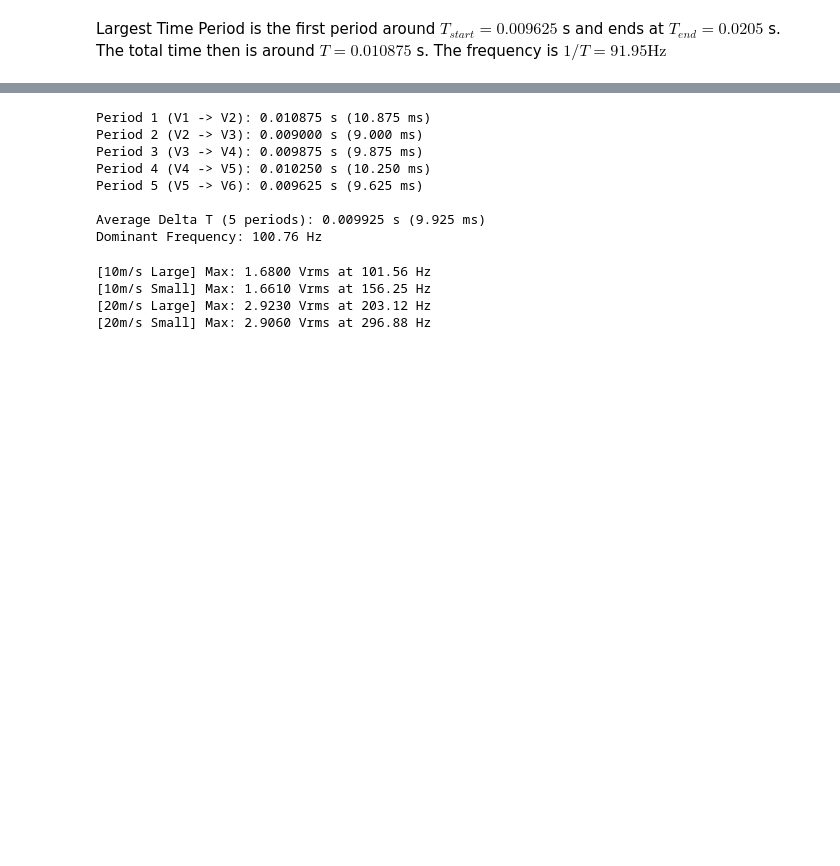
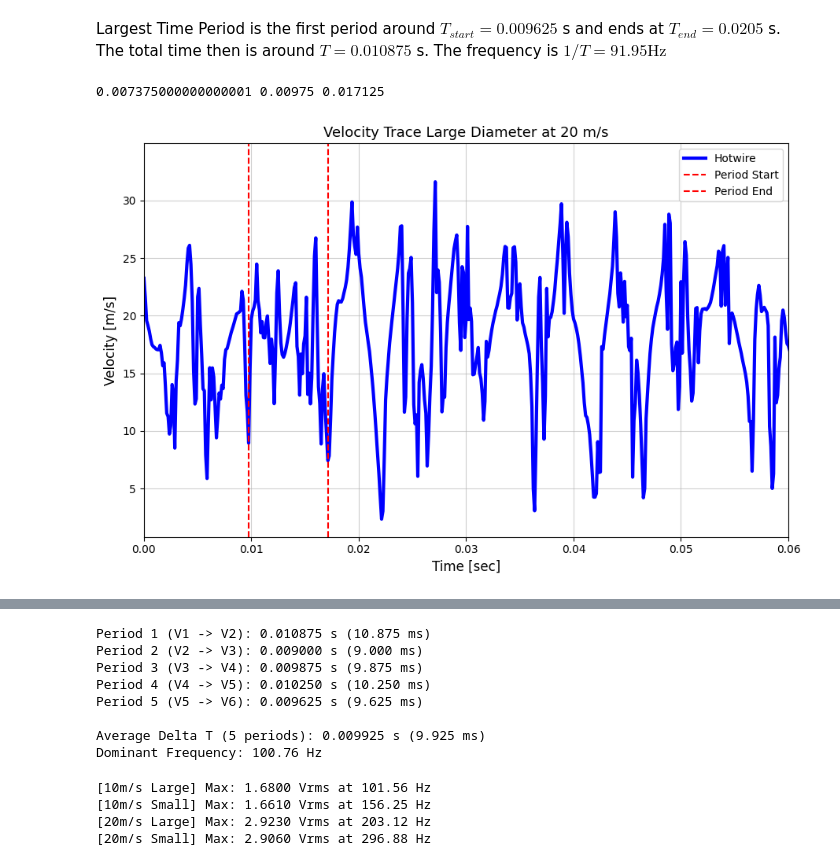
Before and after one commit to MaheenKumar/AE460, a Jupyter notebook: AE460HW4_Kumar.ipynb, the cells around one changed output, grey strips where cells are left out. Cells and saved outputs as stored; diff of their text form; code cells hidden in the pictures; blank space fills up the shorter version.

```diff
--- a/AE460HW4_Kumar.ipynb
+++ b/AE460HW4_Kumar.ipynb
@@ -123,2 +123,50 @@ plt.show()
 # %% [markdown]
 Largest Time Period is the first period around $T_{start}=0.009625$ s and ends at $T_{end}=0.0205$ s. The total time then is around $T=0.010875$ s. The frequency is $1/T=91.95 \text{Hz}$
+# %%
+import numpy as np
+import matplotlib.pyplot as plt
+import pandas as pd
+
+
+df = pd.read_csv("VelocityTrace20ms_largediameter.csv", skiprows=18)
+time = df["Time [sec]"]
+VelHW = df[" Velocity from Hotwire [m/s]"]
+
+mask = (df["Time [sec]"] >= 0.008) & (df["Time [sec]"] <= 0.011)
+window = df[mask]
+
+min_idx = window[" Velocity from Hotwire [m/s]"].idxmin()
+
+t_min = df.loc[min_idx, "Time [sec]"]
+vel_min = df.loc[min_idx, " Velocity from Hotwire [m/s]"]
+
+mask2 = (df["Time [sec]"] >= 0.015) & (df["Time [sec]"] <= 0.018)
+window2 = df[mask2]
+
+min_idx2 = window2[" Velocity from Hotwire [m/s]"].idxmin()
+
+t_min2 = df.loc[min_idx2, "Time [sec]"]
+vel_min2 = df.loc[min_idx2, " Velocity from Hotwire [m/s]"]
+
+print(t_min2-t_min,t_min,t_min2)
+
+plt.figure(figsize=(9, 6))
+
+plt.plot(time,VelHW, label = "Hotwire", color = "blue", linewidth=3)
+plt.axvline(t_min, color = "red",ls='--',label = "Period Start")
+plt.axvline(t_min2, color = "red",ls='--',label = "Period End")
+plt.xlabel("Time [sec]", fontsize=12)
+plt.ylabel("Velocity [m/s]", fontsize=12)
+plt.title(
+    "Velocity Trace Large Diameter at 20 m/s",
+    fontsize=13,
+)
+plt.grid(True, alpha=0.6)
+plt.tight_layout()
+plt.xlim(0, 0.06)
+plt.legend()
+
+plt.show()
+# %% [output]
+0.007375000000000001 0.00975 0.017125
+[figure, added]
```
Also changed, not shown: parts of 5 cells of this notebook.
